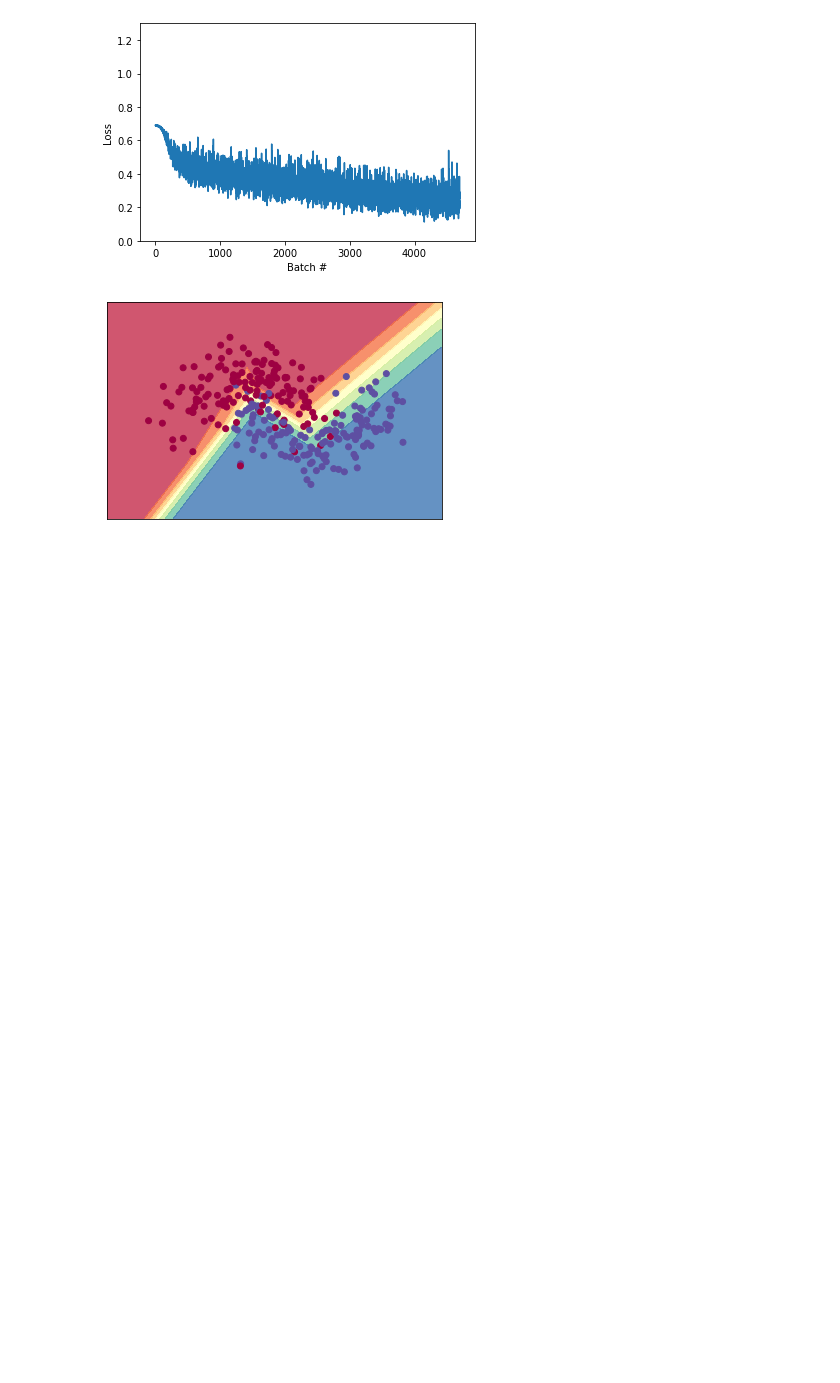
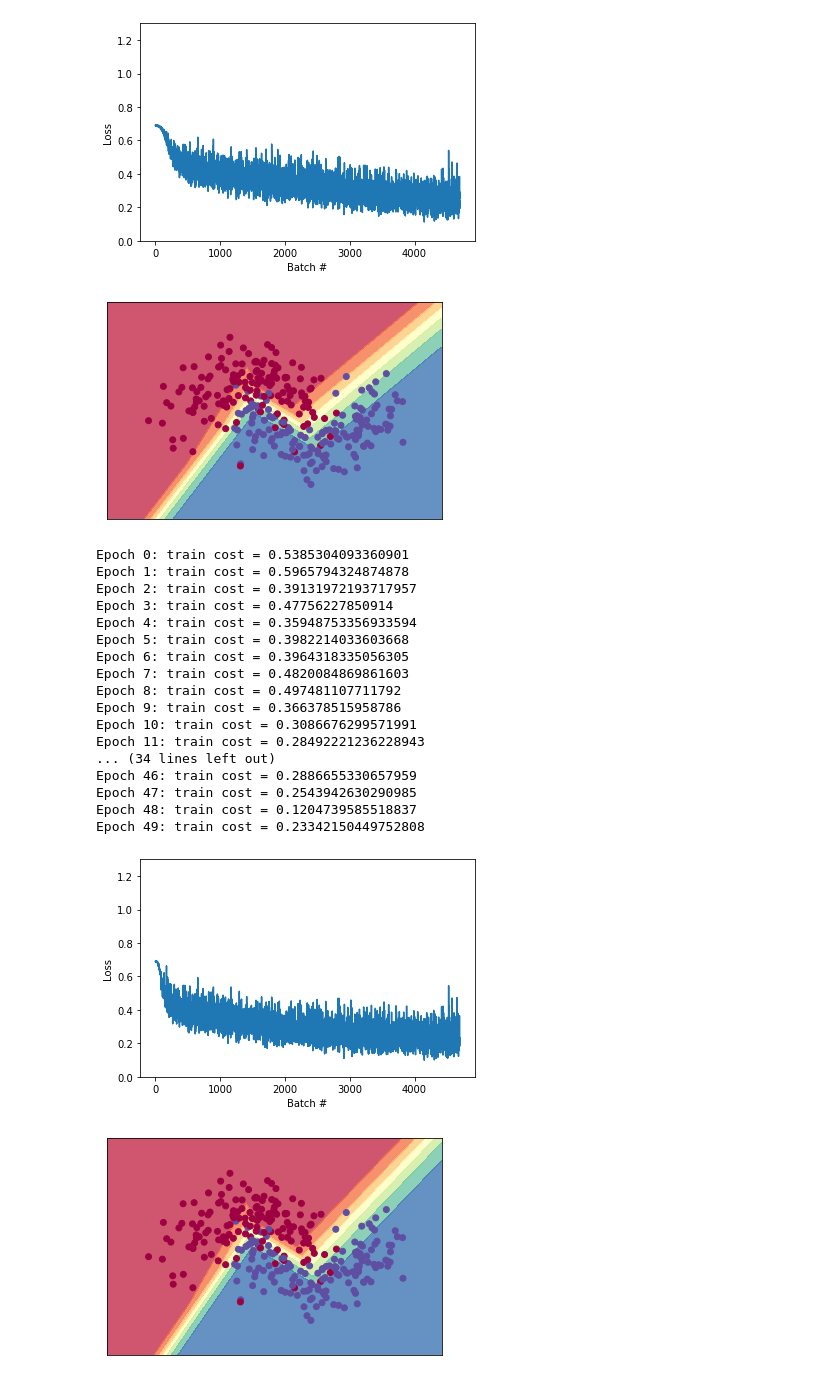
Before and after one commit to Ohorodnik/NN-framework, a Jupyter notebook: Adam.ipynb, the cells around one changed output. Saved outputs shown, nothing was run; the diff lists cells and outputs as text; code cells hidden in the pictures; blank space fills up the shorter version.

Commit message:
add Adam implementation

```diff
--- a/Adam.ipynb
+++ b/Adam.ipynb
@@ -58,3 +58,49 @@ Epoch 48: train cost = 0.14067669212818146
 Epoch 49: train cost = 0.2373773455619812
 [figure]
 [figure]
+# %%
+tf.random.set_seed(42)
+
+loss = tf.keras.losses.BinaryCrossentropy()
+
+dataset = tf.data.Dataset.from_tensor_slices(
+    (tf.cast(X, dtype=tf.float32), tf.cast(Y, dtype=tf.int32))
+    ).shuffle(X.shape[0]).batch(64)
+
+inputs = tf.keras.Input(shape=(2,))
+x = tf.keras.layers.Dense(3, activation='relu')(inputs)
+x = tf.keras.layers.Dense(3, activation='relu')(x)
+x = tf.keras.layers.Dense(3, activation='relu')(x)
+outputs = tf.keras.layers.Dense(1, activation='sigmoid')(x)
+
+clf = tf.keras.Model(inputs=inputs, outputs=outputs)
+
+train(
+    NN=clf,
+    dataset=dataset,
+    loss=loss,
+    optimizer=optimization.Adam(),
+    epochs=50
+)
+
+plot_decision(clf, X, Y)
+# %% [output]
+Epoch 0: train cost = 0.5385304093360901
+Epoch 1: train cost = 0.5965794324874878
+Epoch 2: train cost = 0.39131972193717957
+Epoch 3: train cost = 0.47756227850914
+Epoch 4: train cost = 0.35948753356933594
+Epoch 5: train cost = 0.3982214033603668
+Epoch 6: train cost = 0.3964318335056305
+Epoch 7: train cost = 0.4820084869861603
+Epoch 8: train cost = 0.497481107711792
+Epoch 9: train cost = 0.366378515958786
+Epoch 10: train cost = 0.3086676299571991
+Epoch 11: train cost = 0.28492221236228943
+... (34 lines left out)
+Epoch 46: train cost = 0.2886655330657959
+Epoch 47: train cost = 0.2543942630290985
+Epoch 48: train cost = 0.1204739585518837
+Epoch 49: train cost = 0.23342150449752808
+[figure, added]
+[figure, added]
```
Also changed, not shown: 2 other files.
